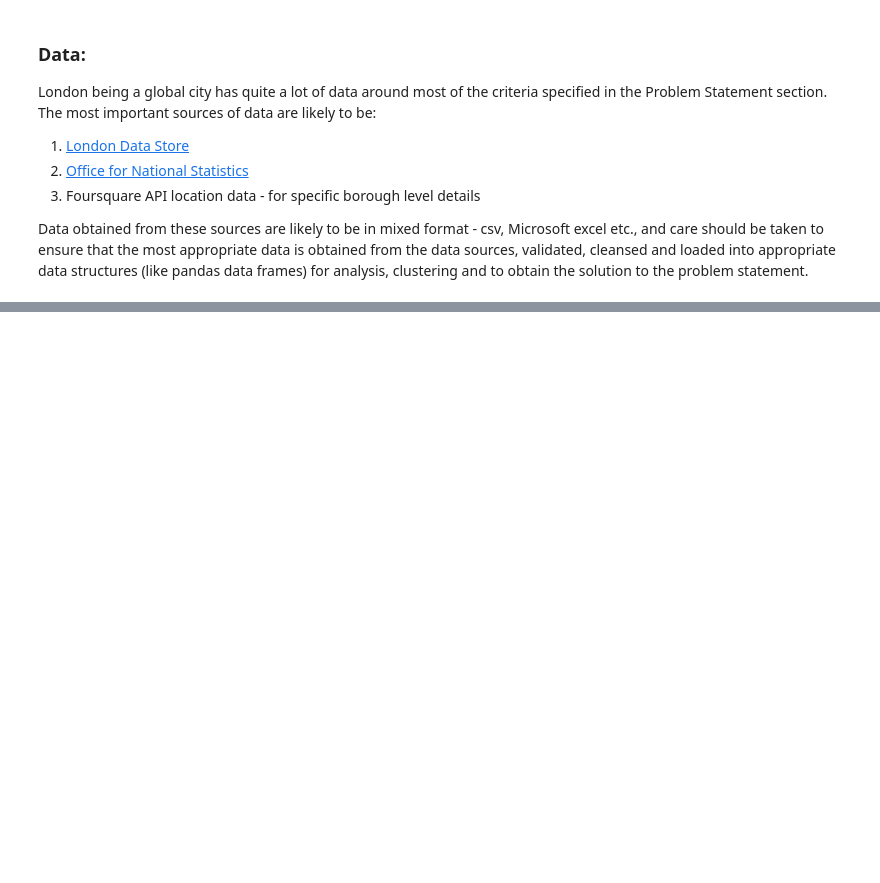
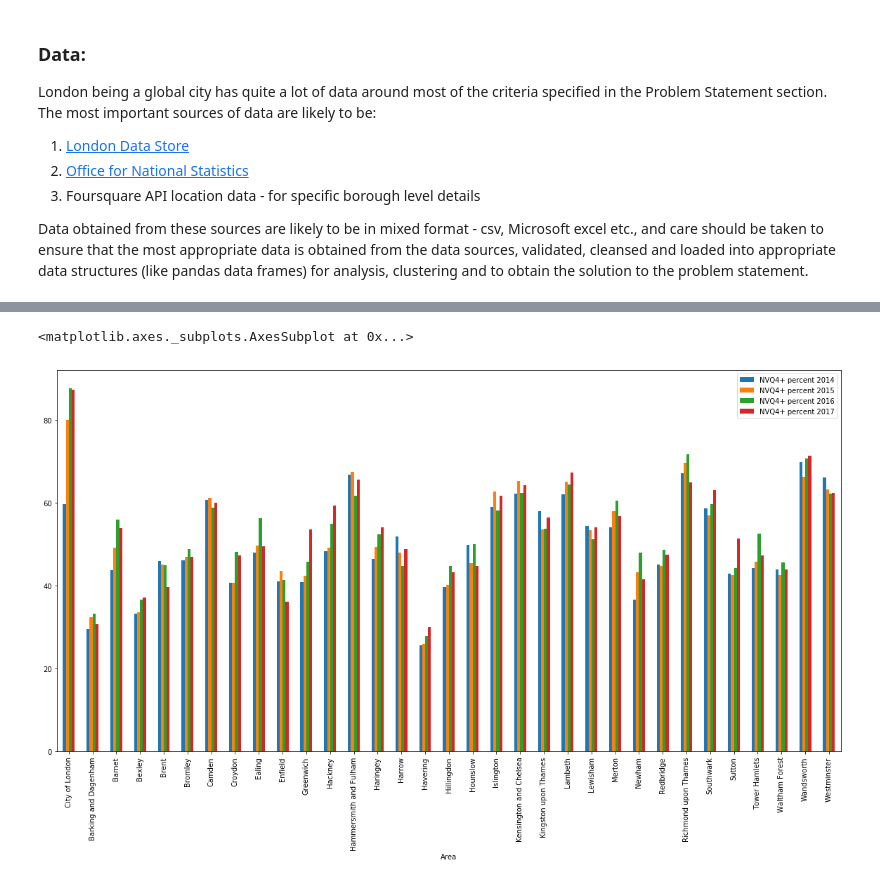
Before and after one commit to praveenshere/Coursera_Capstone, a Jupyter notebook: Coursera Capstone - DS - London relocate.ipynb, the cells around one changed output, grey strips where cells are left out. Drawn from its saved outputs; the diff is of its cells as text; code cells hidden in the pictures; blank space fills up the shorter version.

```diff
--- a/Coursera Capstone - DS - London relocate.ipynb
+++ b/Coursera Capstone - DS - London relocate.ipynb
@@ -34,0 +176,14 @@ Data obtained from these sources are likely to be in mixed format - csv, Microso
+# %%
+df_qual = pd.read_csv(quali_url)
+df_qual.head()
+df_qual.drop(columns=['number', 'denominator', 'confidence'], inplace=True)
+# Remove data for non-London boroughs
+remove_list = ['E13000001', 'E13000002', 'E12000001', 'E12000002', 'E12000003', 'E12000004', 'E12000005', 'E12000006', 'E12000007', 'E12000008', 'E12000009',
+              'E92000001', 'W92000004', 'S92000003', 'N92000002', 'K04000001', 'K03000001', 'K02000001']
+# Remove data for beyond the last five years - 2004 to 2013
+df_qual.drop(df_qual[df_qual.Year < 2014].index, inplace=True)
+df_qual.drop(df_qual[df_qual.Code.isin(remove_list)].index.tolist(), inplace=True)
+
+# Retain data only for the highest qualification - NVQ4+
+df_qual.drop(df_qual[df_qual['Qualifications of working age population (16-64)'] != 'NVQ4+'].index, inplace=True)
+df_qual.head()
@@ -34,0 +197,34 @@ Data obtained from these sources are likely to be in mixed format - csv, Microso
+# %%
+df_qual['percent'] = df_qual['percent'].astype(float)
+# libraries
+import numpy as np
+import matplotlib.pyplot as plt
+
+# get data for plotting
+bars2014 = df_qual.loc[df_qual['Year']== 2014]
+bars2014 = bars2014[['Area','percent']]
+bars2014.set_index('Area', inplace=True)
+
+
+bars2015 = df_qual.loc[df_qual['Year']== 2015]
+bars2015 = bars2015[['Area','percent']]
+bars2015.set_index('Area', inplace=True)
+
+bars2016 = df_qual.loc[df_qual['Year']== 2016]
+bars2016 = bars2016[['Area','percent']]
+bars2016.set_index('Area', inplace=True)
+
+bars2017 = df_qual.loc[df_qual['Year']== 2017]
+bars2017 = bars2017[['Area','percent']]
+bars2017.set_index('Area', inplace=True)
+
+df_merge_bar = pd.merge(bars2014, bars2015, on='Area')
+df_merge_bar = pd.merge(df_merge_bar, bars2016, on='Area')
+df_merge_bar = pd.merge(df_merge_bar, bars2017, on='Area')
+
+df_merge_bar.columns = ['NVQ4+ percent 2014', 'NVQ4+ percent 2015', 'NVQ4+ percent 2016', 'NVQ4+ percent 2017']
+
+df_merge_bar.plot.bar(figsize=(20,10))
+# %% [output]
+<matplotlib.axes._subplots.AxesSubplot at 0x...>
+[figure, added]
```
Also changed, not shown: parts of 157 cells of this notebook.
